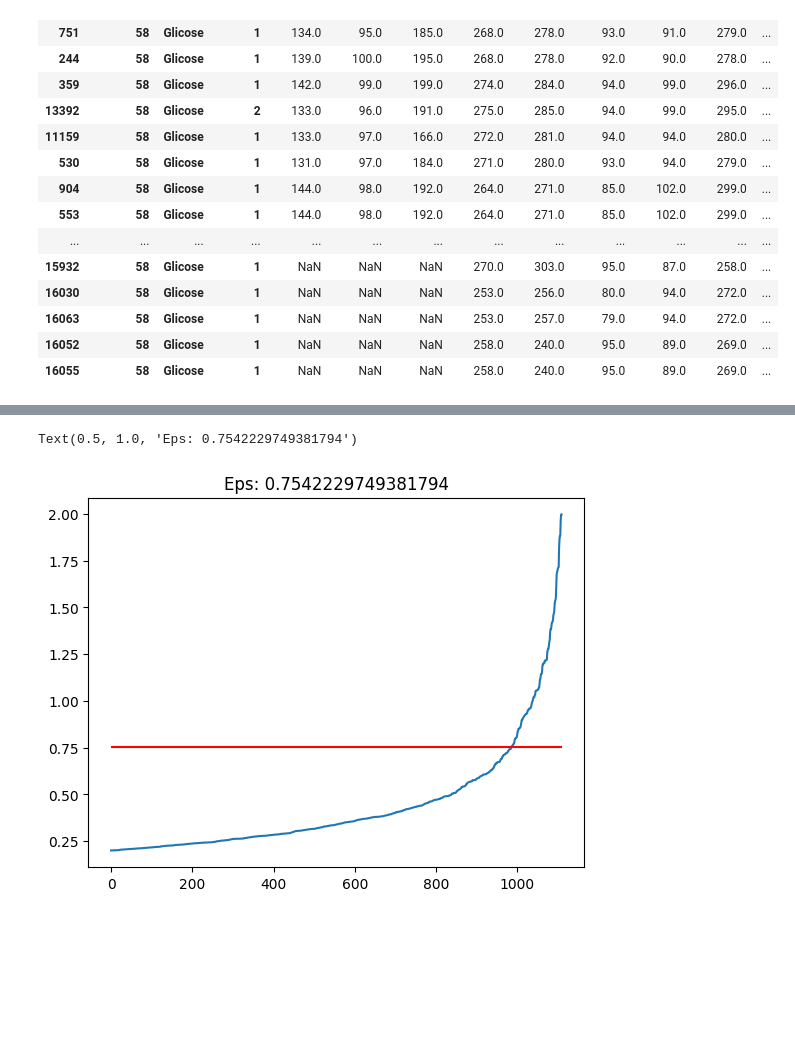
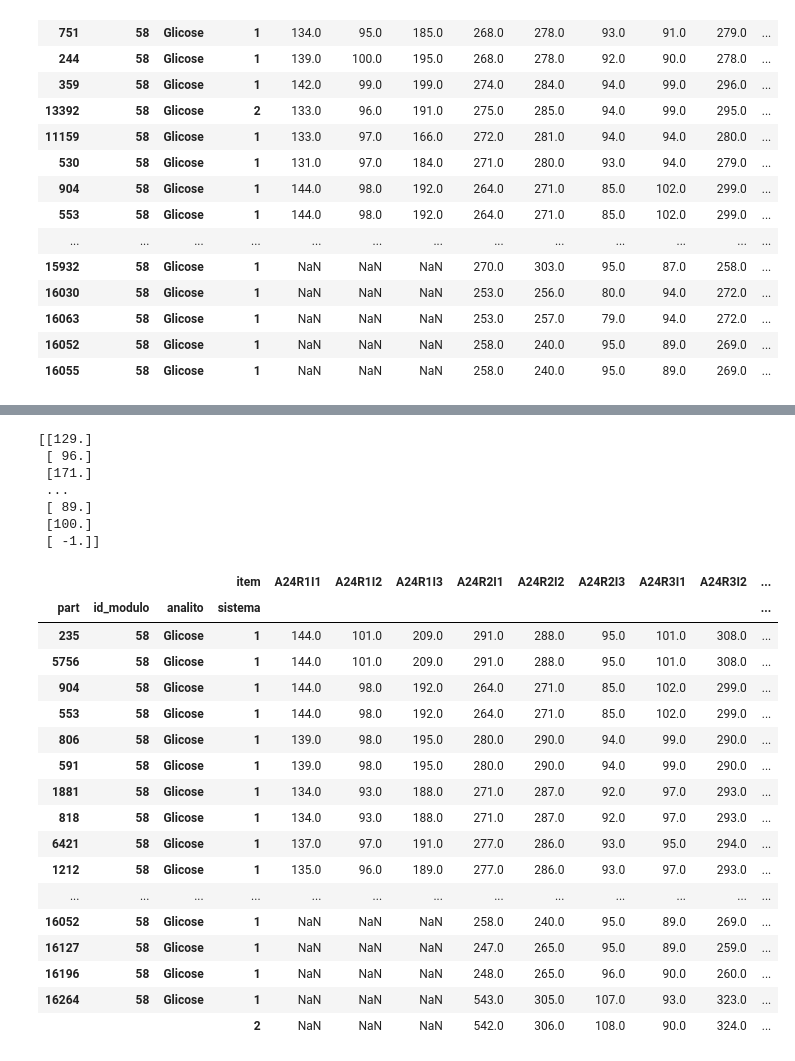
Before and after one commit to BrunoSantos14/Estudo-Colusao, a Jupyter notebook: teste.ipynb, the cells around one changed output, grey strips where cells are left out. Saved outputs shown, nothing was run; the diff lists cells and outputs as text; code cells hidden in the pictures; blank space fills up the shorter version.

```diff
--- a/teste.ipynb
+++ b/teste.ipynb
@@ -195,7 +97,60 @@ np.float64(0.7542229749381794)
-# %%
-plt.plot(distances)
-plt.hlines(y=eps, xmin=0, xmax=len(distances), colors='red')
-plt.title(f'Eps: {eps}')
-# %% [output]
-Text(0.5, 1.0, 'Eps: 0.7542229749381794')
-[figure, removed]
+# %%
+import numpy as np
+import pandas as pd
+from sklearn.preprocessing import StandardScaler
+from sklearn.cluster import DBSCAN
+
+
+def aplicar_modelo(data, min_samples=2):
+    # Converter o DataFrame para um array numpy
+    dados = data.to_numpy()
+
+    # Criar uma máscara para valores não nulos
+    mask = ~np.isnan(dados)
+
+    # Inicializar o StandardScaler
+    scaler = StandardScaler()
+
+    # Aplicar o StandardScaler apenas nos valores não nulos
+    print(dados[mask].reshape(-1, 1))
+    dados[mask] = scaler.fit_transform(dados[mask].reshape(-1, 1)).flatten()
+
+    # Substituir os valores nulos por -1
+    dados[~mask] = -1
+
+    # Aplicar o DBSCAN
+    model = DBSCAN(eps=0.004, min_samples=min_samples, n_jobs=-1).fit(dados)
+
+    # Adicionar os rótulos dos clusters ao DataFrame original
+    data['cluster'] = model.labels_
+
+    # Retornar apenas os pontos que não são ruído (cluster != -1)
+    return data.query('cluster != -1').sort_values('cluster')
+
+aplicar_modelo(df_tratado)
+# %% [output]
+[[129.]
+ [ 96.]
+ [171.]
+ ...
+ [ 89.]
+ [100.]
+ [ -1.]]
+|  |  |  | item | A24R1I1 | A24R1I2 | A24R1I3 | A24R2I1 | A24R2I2 | A24R2I3 | A24R3I1 | A24R3I2 | ... |
+| part | id_modulo | analito | sistema |  |  |  |  |  |  |  |  | ... |
+| 235 | 58 | Glicose | 1 | 144.0 | 101.0 | 209.0 | 291.0 | 288.0 | 95.0 | 101.0 | 308.0 | ... |
+| 5756 | 58 | Glicose | 1 | 144.0 | 101.0 | 209.0 | 291.0 | 288.0 | 95.0 | 101.0 | 308.0 | ... |
+| 904 | 58 | Glicose | 1 | 144.0 | 98.0 | 192.0 | 264.0 | 271.0 | 85.0 | 102.0 | 299.0 | ... |
+| 553 | 58 | Glicose | 1 | 144.0 | 98.0 | 192.0 | 264.0 | 271.0 | 85.0 | 102.0 | 299.0 | ... |
+| 806 | 58 | Glicose | 1 | 139.0 | 98.0 | 195.0 | 280.0 | 290.0 | 94.0 | 99.0 | 290.0 | ... |
+| 591 | 58 | Glicose | 1 | 139.0 | 98.0 | 195.0 | 280.0 | 290.0 | 94.0 | 99.0 | 290.0 | ... |
+| 1881 | 58 | Glicose | 1 | 134.0 | 93.0 | 188.0 | 271.0 | 287.0 | 92.0 | 97.0 | 293.0 | ... |
+| 818 | 58 | Glicose | 1 | 134.0 | 93.0 | 188.0 | 271.0 | 287.0 | 92.0 | 97.0 | 293.0 | ... |
+| 6421 | 58 | Glicose | 1 | 137.0 | 97.0 | 191.0 | 277.0 | 286.0 | 93.0 | 95.0 | 294.0 | ... |
+| 1212 | 58 | Glicose | 1 | 135.0 | 96.0 | 189.0 | 277.0 | 286.0 | 93.0 | 97.0 | 293.0 | ... |
+| ... | ... | ... | ... | ... | ... | ... | ... | ... | ... | ... | ... | ... |
+| 16052 | 58 | Glicose | 1 | NaN | NaN | NaN | 258.0 | 240.0 | 95.0 | 89.0 | 269.0 | ... |
+| 16127 | 58 | Glicose | 1 | NaN | NaN | NaN | 247.0 | 265.0 | 95.0 | 89.0 | 259.0 | ... |
+| 16196 | 58 | Glicose | 1 | NaN | NaN | NaN | 248.0 | 265.0 | 96.0 | 90.0 | 260.0 | ... |
+| 16264 | 58 | Glicose | 1 | NaN | NaN | NaN | 543.0 | 305.0 | 107.0 | 93.0 | 323.0 | ... |
+|  |  |  | 2 | NaN | NaN | NaN | 542.0 | 306.0 | 108.0 | 90.0 | 324.0 | ... |
```
Also changed, not shown: parts of 3 cells of this notebook, 1 other file.
